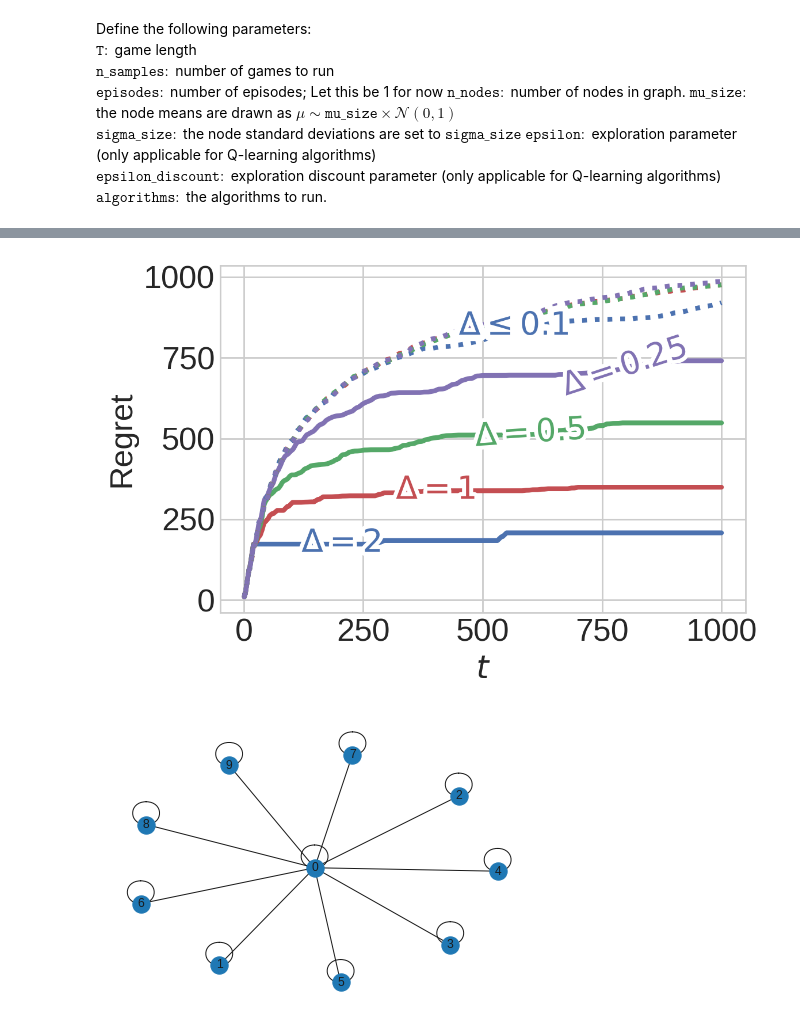
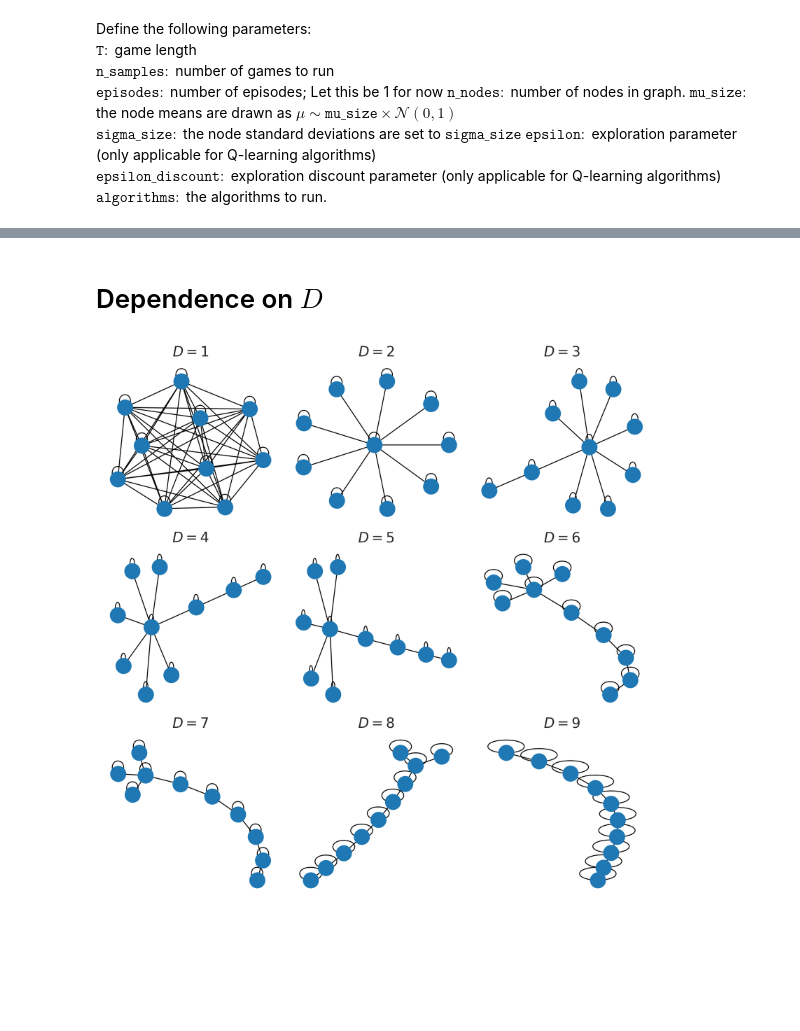
Before and after one commit to kasperjo/Graph-Bandit, a Jupyter notebook: Sensitivity analysis.ipynb, the cells around one changed output, grey strips where cells are left out. Saved outputs shown, nothing was run; the diff lists cells and outputs as text; code cells hidden in the pictures; blank space fills up the shorter version.

```diff
--- a/Sensitivity analysis.ipynb
+++ b/Sensitivity analysis.ipynb
@@ -340,30 +286,0 @@ plt.savefig('Figures/Rvs|S|.png')
-# %%
-plt.figure(dpi=200)
-
-plotRegrets([delta_regrets], delta_test=True)#
-
-lines = plt.gca().get_lines()
-
-labelLine(
-    lines[-4],
-    450,
-    label=r"$\Delta\leq 0.1$",
-    ha="left",
-    va="bottom",
-    align=False,
-    yoffset = 10,
-    backgroundcolor="none",
-   fontsize = 20
-)
-
-
-labelLines(lines[:-4],align=True, zorder=2.5,fontsize=20)
-
-
-# labelLines(lines[-4:],align=False, zorder=2.5)
-
-plt.tight_layout()
-plt.savefig('Figures/delta_test.png',bbox_inches = 'tight')
-plt.show()
-# %% [output]
-[figure, old version]
@@ -376,2 +287,4 @@ with open('Data/num_node_test.pkl', 'wb') as file:
+# %% [markdown]
+# Dependence on $D$
 # %%
 # Fixed diameter graphs
@@ -389,9 +301,18 @@ def fix_diameter_graph(N,D):
 # %%
 reg = {}
 # %%
-draw_graph(fix_diameter_graph(10,1))
+np.random.seed(SEED)
+fig,axes = plt.subplots(3,3,figsize=(9, 9),dpi=200)
+axes = axes.flatten()
+for i in range(1,10):
+    ax = axes[i-1]
+    nx.draw(fix_diameter_graph(10,i),ax=ax)
+    ax.set_title(r'$D={}$'.format(i),fontsize=16)
+plt.tight_layout()
+plt.savefig('Figures/IncreasingDIllustration.png')
+plt.show()
 # %% [output]
-[figure, old version]
+[figure, new version]
 # %%
 n_nodes = 50
 n_samples = 100
```
Also changed, not shown: parts of 28 cells of this notebook, 56 other files.
